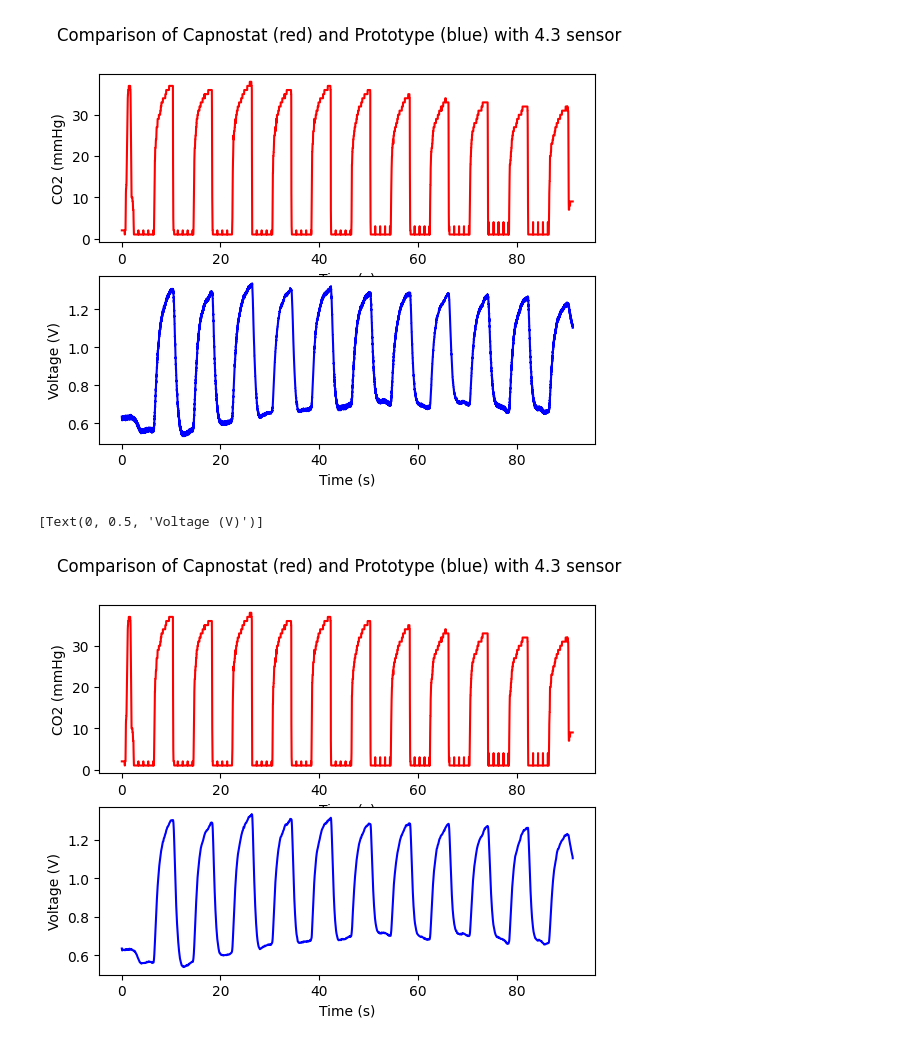
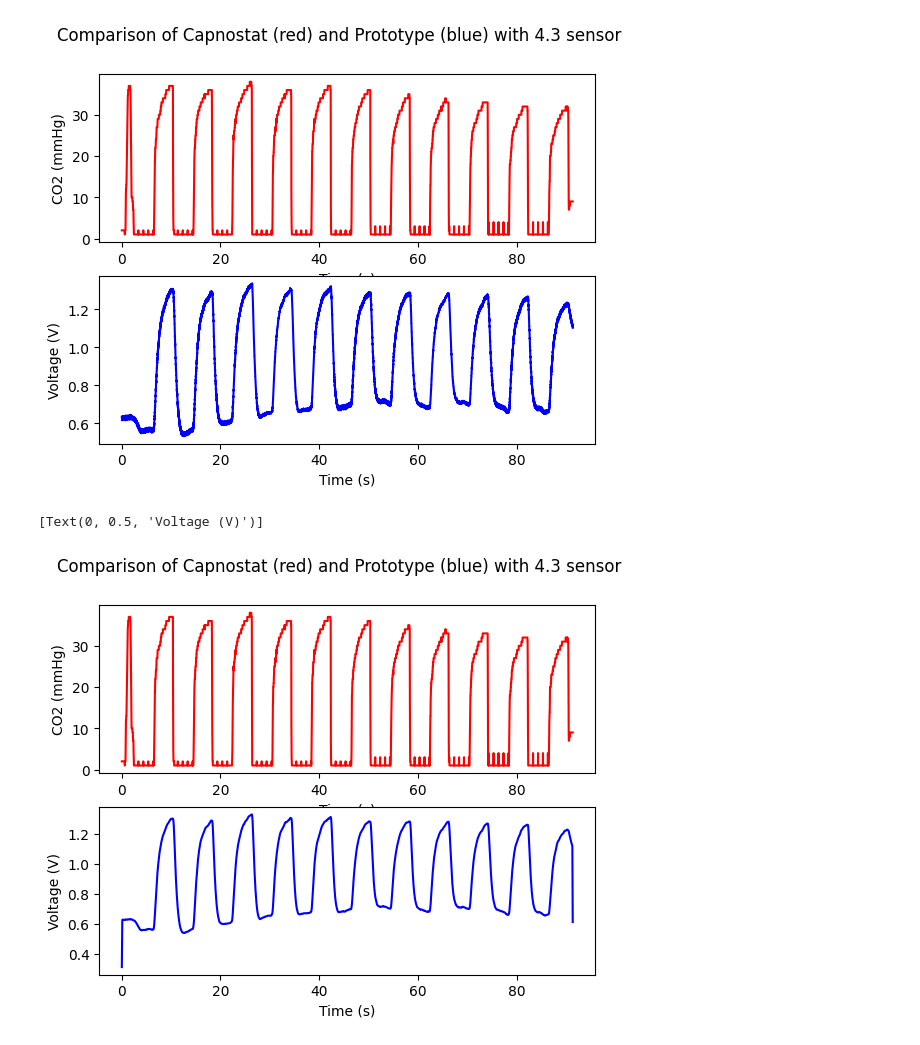
Before and after one commit to kthammana/DT5_Software, a Jupyter notebook: PeakDetection/cleanup_data.ipynb, the cells around one changed output. Cells and saved outputs as stored; diff of their text form; code cells hidden in the pictures.

```diff
--- a/PeakDetection/cleanup_data.ipynb
+++ b/PeakDetection/cleanup_data.ipynb
@@ -231,23 +231,26 @@ print(str(len(capno_cleandata)) + " " + str(len(co2_nonco2_diff)))
 # %%
 import scipy.signal as signal
 
 # First, design the Buterworth filter
 N  = 3    # Filter order
-Wn = 0.1 # Cutoff frequency
+Wn = 0.05 # Cutoff frequency, previously 0.1
 B, A = signal.butter(N, Wn, output='ba')
 smooth_co2 = signal.filtfilt(B,A, co2)
+
+w = 20
+smooth_co2 = np.convolve(co2, np.ones(w), 'same') / w
 
 fig, axs = plt.subplots(2)
 fig.suptitle("Comparison of Capnostat (red) and Prototype (blue) with 4.3 sensor")
 axs[0].plot(capno_time, capno_cleandata, color="red")
 axs[0].set(xlabel="Time (s)")
 axs[0].set(ylabel="CO2 (mmHg)")
 axs[1].plot(proto_time, smooth_co2, color="blue")
 axs[1].set(xlabel="Time (s)")
 axs[1].set(ylabel="Voltage (V)")
 # %% [output]
 [Text(0, 0.5, 'Voltage (V)')]
-[figure, old version]
+[figure, new version]
 # %%
 capno_file = "Data/capnostat_slow.txt"
 proto_file = "Data/prototype_slow.txt"
```
Also changed, not shown: parts of 2 cells of this notebook, 5 other files.
